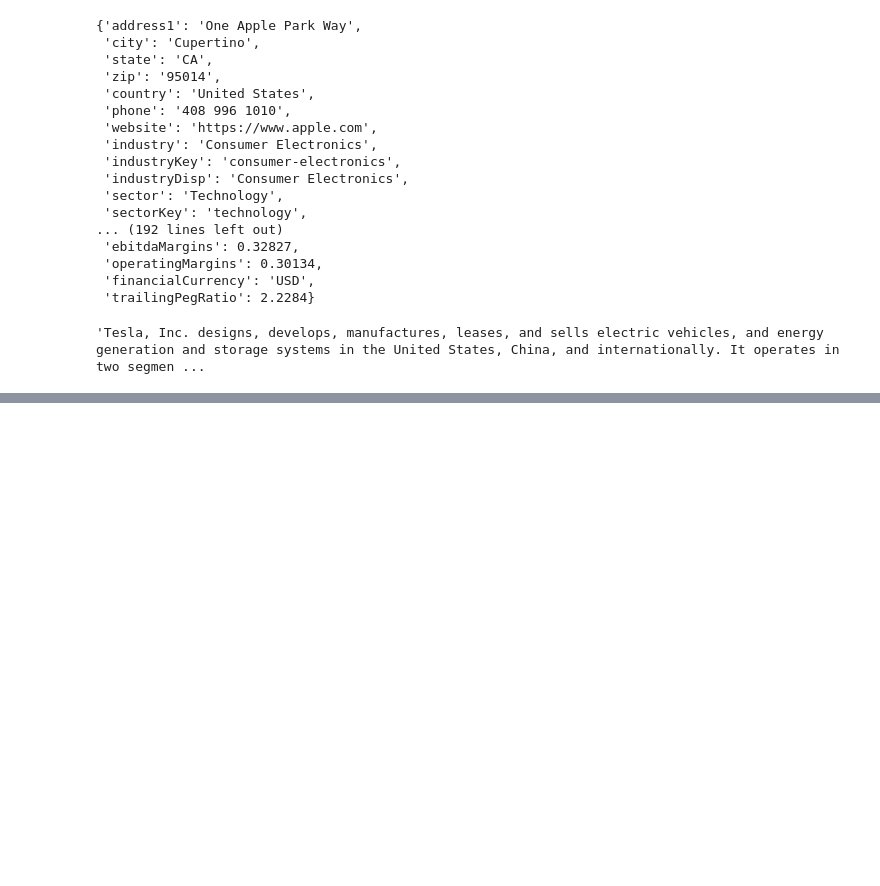
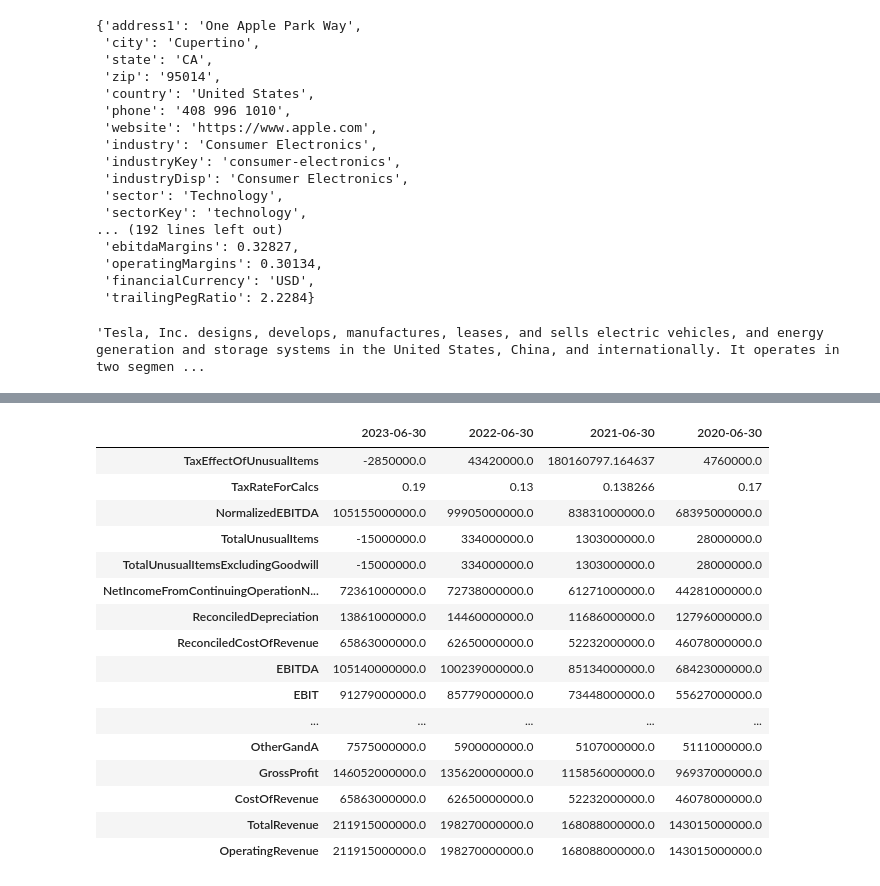
Before and after one commit to RiccardoDAndrea/InteractiveDataLab, a Jupyter notebook: python_files/yhaoo_finance.ipynb, the cells around one changed output, grey strips where cells are left out. Cells and saved outputs as stored; diff of their text form; code cells hidden in the pictures; blank space fills up the shorter version.

```diff
--- a/python_files/yhaoo_finance.ipynb
+++ b/python_files/yhaoo_finance.ipynb
@@ -136,0 +83,29 @@ Successfully installed fastjsonschema-2.19.1 nbformat-5.9.2
+# %%
+import yfinance as yf
+import plotly.express as px
+
+stock_option = 'MSFT'
+Company_stock = yf.Ticker(stock_option)
+
+# Finanzdaten abrufen
+financials = Company_stock.get_financials()
+revenue = financials.loc['CostOfRevenue':'TotalRevenue'].T
+financials
+# %% [output]
+|  | 2023-06-30 | 2022-06-30 | 2021-06-30 | 2020-06-30 |
+| TaxEffectOfUnusualItems | -2850000.0 | 43420000.0 | 180160797.164637 | 4760000.0 |
+| TaxRateForCalcs | 0.19 | 0.13 | 0.138266 | 0.17 |
+| NormalizedEBITDA | 105155000000.0 | 99905000000.0 | 83831000000.0 | 68395000000.0 |
+| TotalUnusualItems | -15000000.0 | 334000000.0 | 1303000000.0 | 28000000.0 |
+| TotalUnusualItemsExcludingGoodwill | -15000000.0 | 334000000.0 | 1303000000.0 | 28000000.0 |
+| NetIncomeFromContinuingOperationN... | 72361000000.0 | 72738000000.0 | 61271000000.0 | 44281000000.0 |
+| ReconciledDepreciation | 13861000000.0 | 14460000000.0 | 11686000000.0 | 12796000000.0 |
+| ReconciledCostOfRevenue | 65863000000.0 | 62650000000.0 | 52232000000.0 | 46078000000.0 |
+| EBITDA | 105140000000.0 | 100239000000.0 | 85134000000.0 | 68423000000.0 |
+| EBIT | 91279000000.0 | 85779000000.0 | 73448000000.0 | 55627000000.0 |
+| ... | ... | ... | ... | ... |
+| OtherGandA | 7575000000.0 | 5900000000.0 | 5107000000.0 | 5111000000.0 |
+| GrossProfit | 146052000000.0 | 135620000000.0 | 115856000000.0 | 96937000000.0 |
+| CostOfRevenue | 65863000000.0 | 62650000000.0 | 52232000000.0 | 46078000000.0 |
+| TotalRevenue | 211915000000.0 | 198270000000.0 | 168088000000.0 | 143015000000.0 |
+| OperatingRevenue | 211915000000.0 | 198270000000.0 | 168088000000.0 | 143015000000.0 |
```
Also changed, not shown: parts of 8 cells of this notebook, 1 other file.
